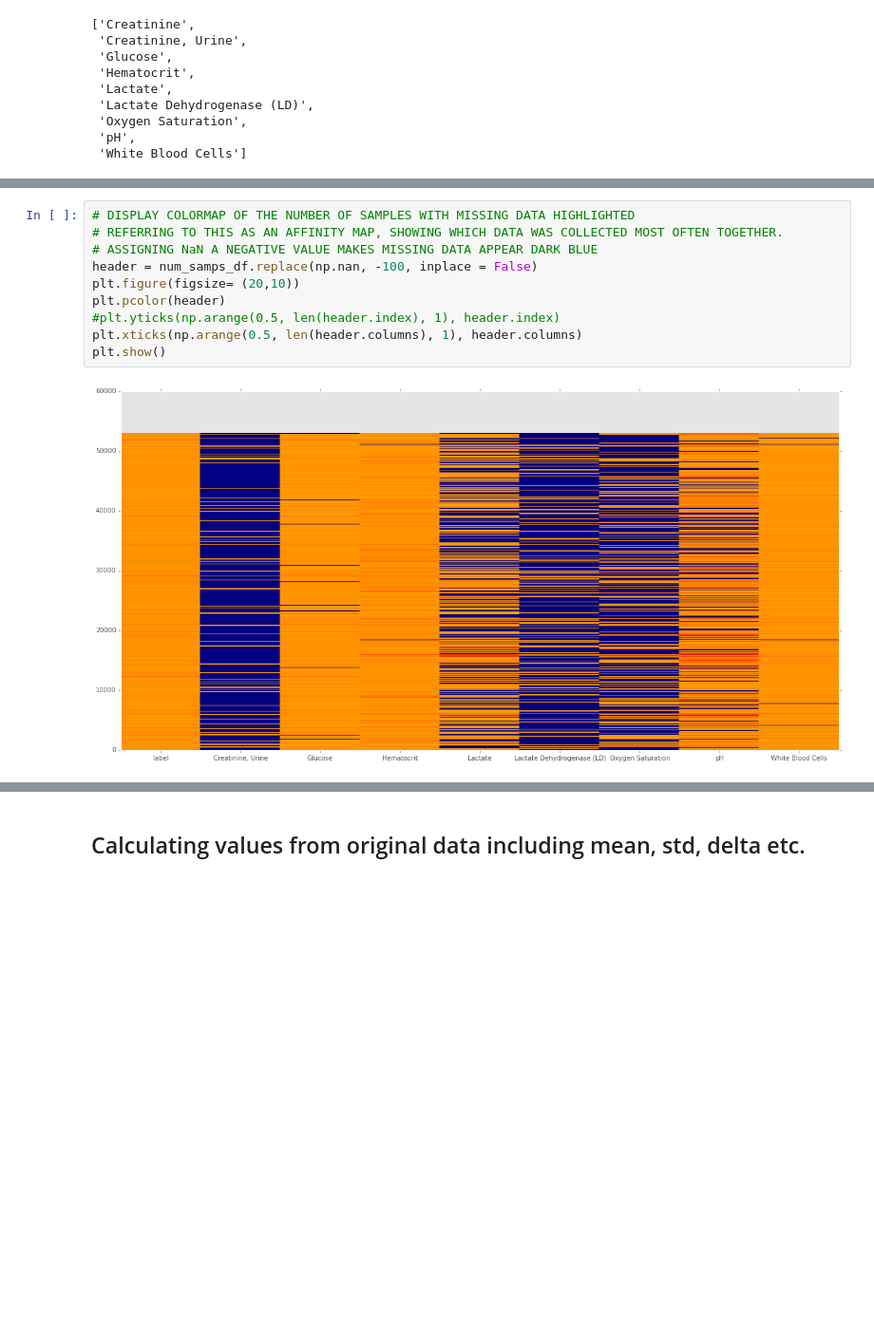
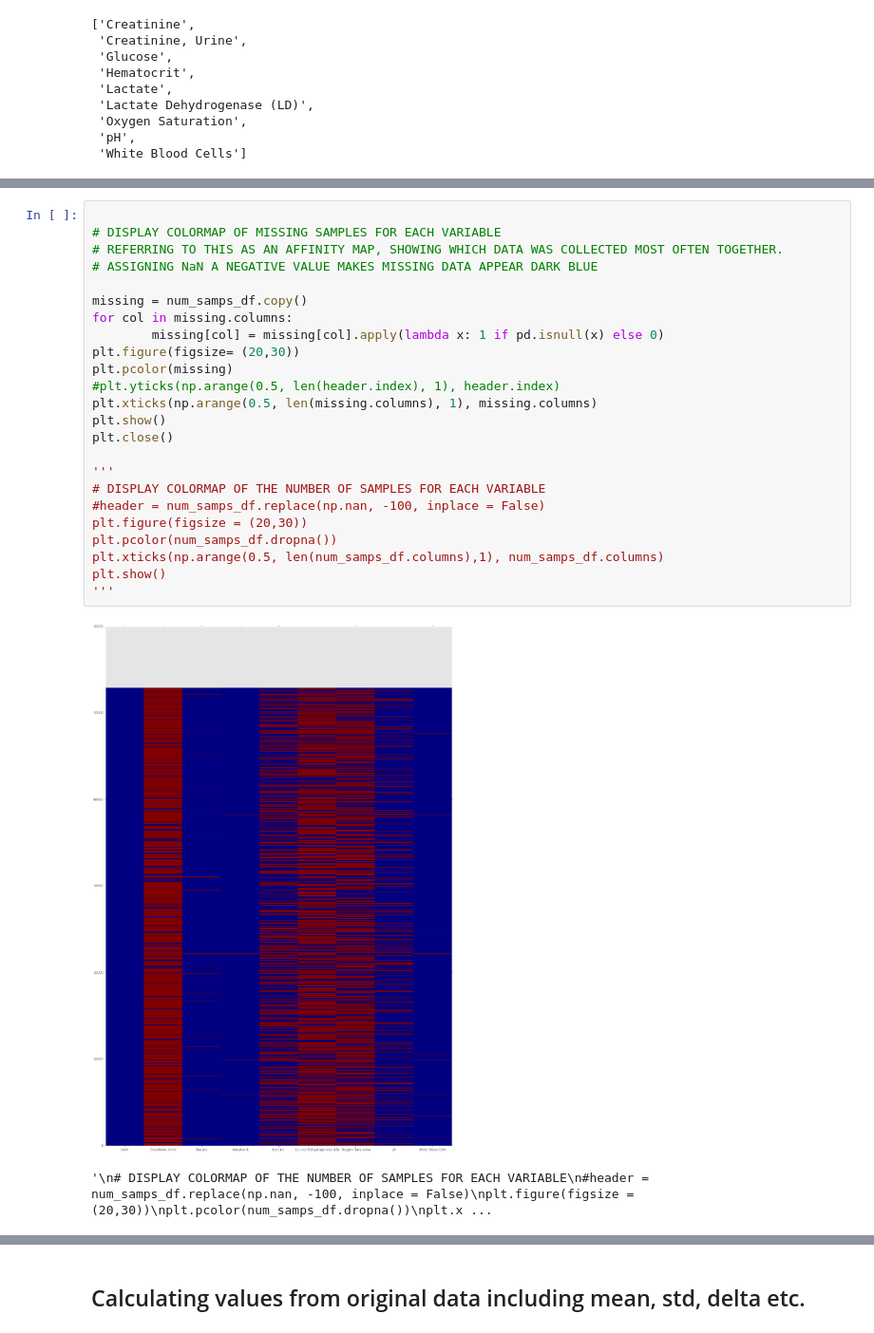
Before and after one commit to RJBeetel3/mimic3_analysis, a Jupyter notebook: LABEVENTS_FIRST24.ipynb, the cells around one changed output, grey strips where cells are left out. Shown at 95% size. Drawn from its saved outputs; the diff is of its cells as text; blank space fills up the shorter version.

```diff
--- a/LABEVENTS_FIRST24.ipynb
+++ b/LABEVENTS_FIRST24.ipynb
@@ -161,12 +180,27 @@ num_samps_df.dropna().head(30)
 # %%
-# DISPLAY COLORMAP OF THE NUMBER OF SAMPLES WITH MISSING DATA HIGHLIGHTED
+
+# DISPLAY COLORMAP OF MISSING SAMPLES FOR EACH VARIABLE
 # REFERRING TO THIS AS AN AFFINITY MAP, SHOWING WHICH DATA WAS COLLECTED MOST OFTEN TOGETHER.
 # ASSIGNING NaN A NEGATIVE VALUE MAKES MISSING DATA APPEAR DARK BLUE
-header = num_samps_df.replace(np.nan, -100, inplace = False)
-plt.figure(figsize= (20,10))
-plt.pcolor(header)
+
+missing = num_samps_df.copy()
+for col in missing.columns:
+        missing[col] = missing[col].apply(lambda x: 1 if pd.isnull(x) else 0)
+plt.figure(figsize= (20,30))
+plt.pcolor(missing)
 #plt.yticks(np.arange(0.5, len(header.index), 1), header.index)
-plt.xticks(np.arange(0.5, len(header.columns), 1), header.columns)
+plt.xticks(np.arange(0.5, len(missing.columns), 1), missing.columns)
 plt.show()
+plt.close()
+
+'''
+# DISPLAY COLORMAP OF THE NUMBER OF SAMPLES FOR EACH VARIABLE
+#header = num_samps_df.replace(np.nan, -100, inplace = False)
+plt.figure(figsize = (20,30))
+plt.pcolor(num_samps_df.dropna())
+plt.xticks(np.arange(0.5, len(num_samps_df.columns),1), num_samps_df.columns)
+plt.show()
+'''
 # %% [output]
-[figure, old version]
+[figure, new version]
+'\n# DISPLAY COLORMAP OF THE NUMBER OF SAMPLES FOR EACH VARIABLE\n#header = num_samps_df.replace(np.nan, -100, inplace = False)\nplt.figure(figsize = (20,30))\nplt.pcolor(num_samps_df.dropna())\nplt.x ...
```
Also changed, not shown: parts of 43 cells of this notebook.
